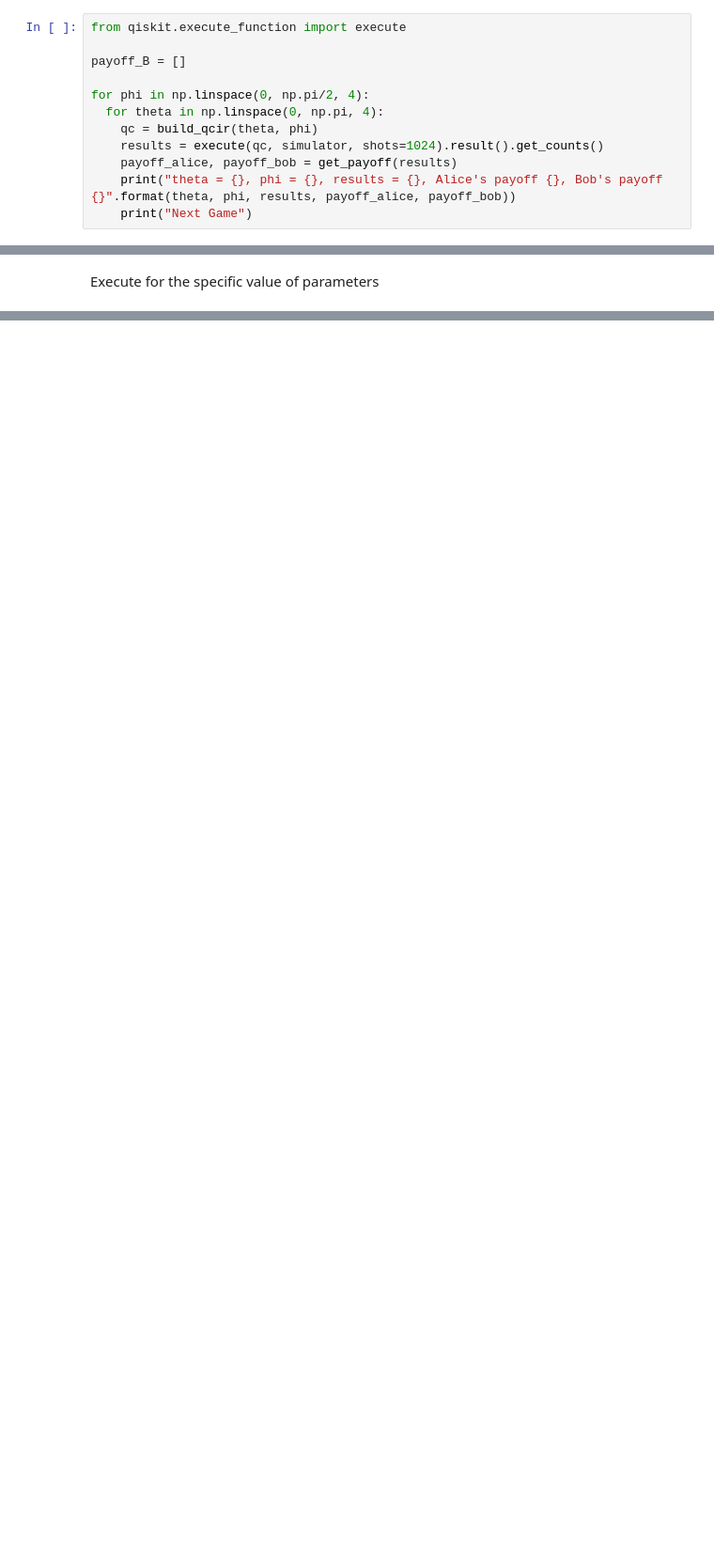
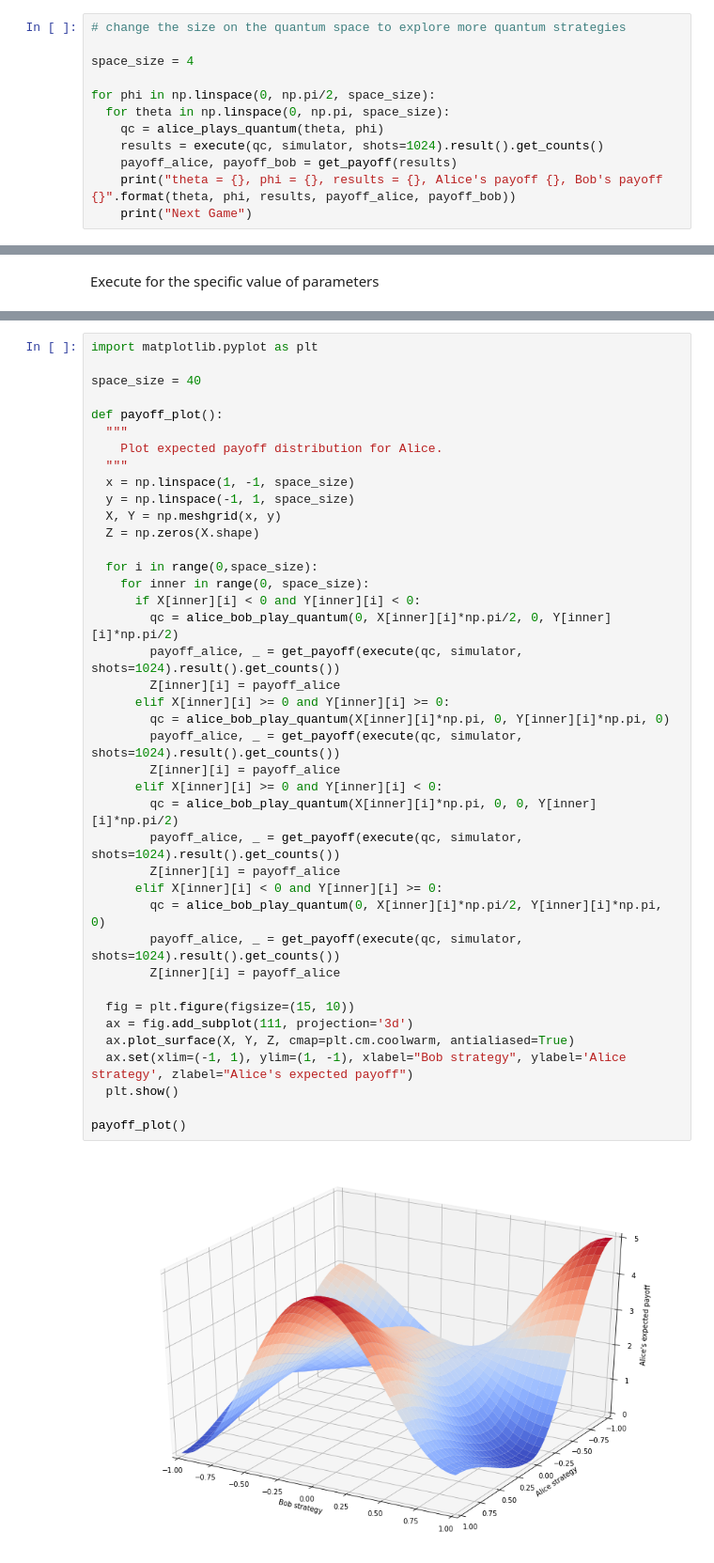
Before and after one commit to DarkStarQuantumLab/Qauntum-trading-a-disturbance-in-the-force-of-supply-and-demand, a Jupyter notebook: HFT_IBM.ipynb, the cells around one changed output, grey strips where cells are left out. Shown at 94% size. Drawn from its saved outputs; the diff is of its cells as text; blank space fills up the shorter version.

```diff
--- a/HFT_IBM.ipynb
+++ b/HFT_IBM.ipynb
@@ -155,13 +141,13 @@ def get_payoff(counts):
 
   return sum(payoff_alice), sum(payoff_bob)
 # %%
-from qiskit.execute_function import execute
+# change the size on the quantum space to explore more quantum strategies
 
-payoff_B = []
+space_size = 4
 
-for phi in np.linspace(0, np.pi/2, 4):
-  for theta in np.linspace(0, np.pi, 4):
-    qc = build_qcir(theta, phi)
+for phi in np.linspace(0, np.pi/2, space_size):
+  for theta in np.linspace(0, np.pi, space_size):
+    qc = alice_plays_quantum(theta, phi)
     results = execute(qc, simulator, shots=1024).result().get_counts()
     payoff_alice, payoff_bob = get_payoff(results)
     print("theta = {}, phi = {}, results = {}, Alice's payoff {}, Bob's payoff {}".format(theta, phi, results, payoff_alice, payoff_bob))
@@ -218,0 +357,42 @@ counts
+# %%
+import matplotlib.pyplot as plt
+
+space_size = 40
+
+def payoff_plot():
+  """
+    Plot expected payoff distribution for Alice.
+  """
+  x = np.linspace(1, -1, space_size)
+  y = np.linspace(-1, 1, space_size)
+  X, Y = np.meshgrid(x, y)
+  Z = np.zeros(X.shape)
+
+  for i in range(0,space_size):
+    for inner in range(0, space_size):
+      if X[inner][i] < 0 and Y[inner][i] < 0:
+        qc = alice_bob_play_quantum(0, X[inner][i]*np.pi/2, 0, Y[inner][i]*np.pi/2)
+        payoff_alice, _ = get_payoff(execute(qc, simulator, shots=1024).result().get_counts())
+        Z[inner][i] = payoff_alice
+      elif X[inner][i] >= 0 and Y[inner][i] >= 0:
+        qc = alice_bob_play_quantum(X[inner][i]*np.pi, 0, Y[inner][i]*np.pi, 0)
+        payoff_alice, _ = get_payoff(execute(qc, simulator, shots=1024).result().get_counts())
+        Z[inner][i] = payoff_alice
+      elif X[inner][i] >= 0 and Y[inner][i] < 0:
+        qc = alice_bob_play_quantum(X[inner][i]*np.pi, 0, 0, Y[inner][i]*np.pi/2)
+        payoff_alice, _ = get_payoff(execute(qc, simulator, shots=1024).result().get_counts())
+        Z[inner][i] = payoff_alice
+      elif X[inner][i] < 0 and Y[inner][i] >= 0:
+        qc = alice_bob_play_quantum(0, X[inner][i]*np.pi/2, Y[inner][i]*np.pi, 0)
+        payoff_alice, _ = get_payoff(execute(qc, simulator, shots=1024).result().get_counts())
+        Z[inner][i] = payoff_alice
+
+  fig = plt.figure(figsize=(15, 10))
+  ax = fig.add_subplot(111, projection='3d')
+  ax.plot_surface(X, Y, Z, cmap=plt.cm.coolwarm, antialiased=True)
+  ax.set(xlim=(-1, 1), ylim=(1, -1), xlabel="Bob strategy", ylabel='Alice strategy', zlabel="Alice's expected payoff")
+  plt.show()
+
+payoff_plot()
+# %% [output]
+[figure, added]
```
Also changed, not shown: parts of 44 cells of this notebook.
